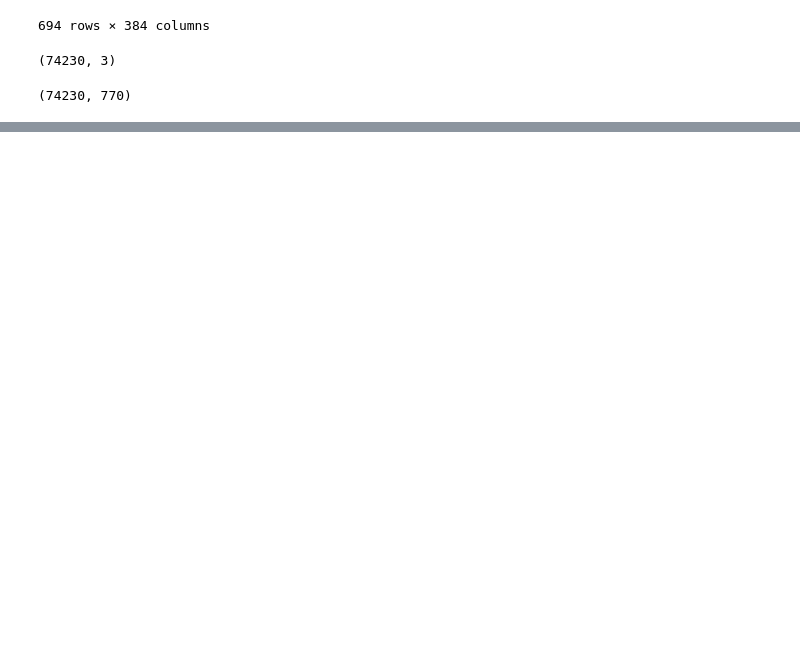
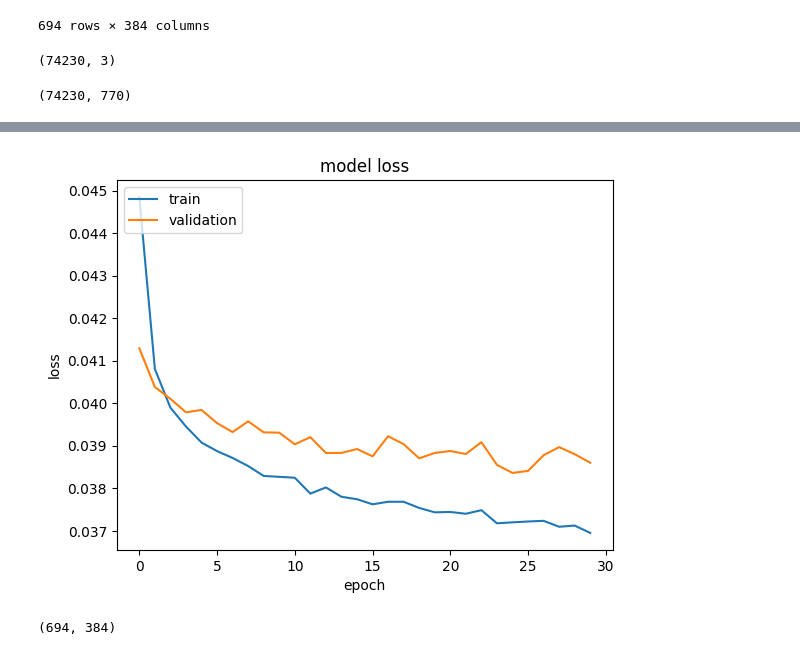
Before and after one commit to rossnorman11/movie_recommendation_GPT, a Jupyter notebook: notebooks/Movielens_NN_v2.ipynb, the cells around one changed output, grey strips where cells are left out. Cells and saved outputs as stored; diff of their text form; code cells hidden in the pictures; blank space fills up the shorter version.

```diff
--- a/notebooks/Movielens_NN_v2.ipynb
+++ b/notebooks/Movielens_NN_v2.ipynb
@@ -171,0 +235,8 @@ plt.show()
+# %%
+batch_size = 32
+epochs = 30
+es = EarlyStopping(patience=6, restore_best_weights=True)
+
+history = model_2.fit(x= [X_train.iloc[:, 2:386], X_train.iloc[:, 386:]],
+                  y= y_train,
+                  epochs= epochs, verbose= 0, batch_size= batch_size, validation_split= 0.1, shuffle= True, callbacks = [es])
@@ -171,0 +251,10 @@ plt.show()
+# %%
+plt.plot(history.history['loss'])
+plt.plot(history.history['val_loss'])
+plt.title('model loss')
+plt.ylabel('loss')
+plt.xlabel('epoch')
+plt.legend(['train', 'validation'], loc='upper left')
+plt.show()
+# %% [output]
+[figure, added]
@@ -171,0 +263,4 @@ plt.show()
+# %%
+df_.shape
+# %% [output]
+(694, 384)
```
Also changed, not shown: parts of 26 cells of this notebook, 7 other files.
